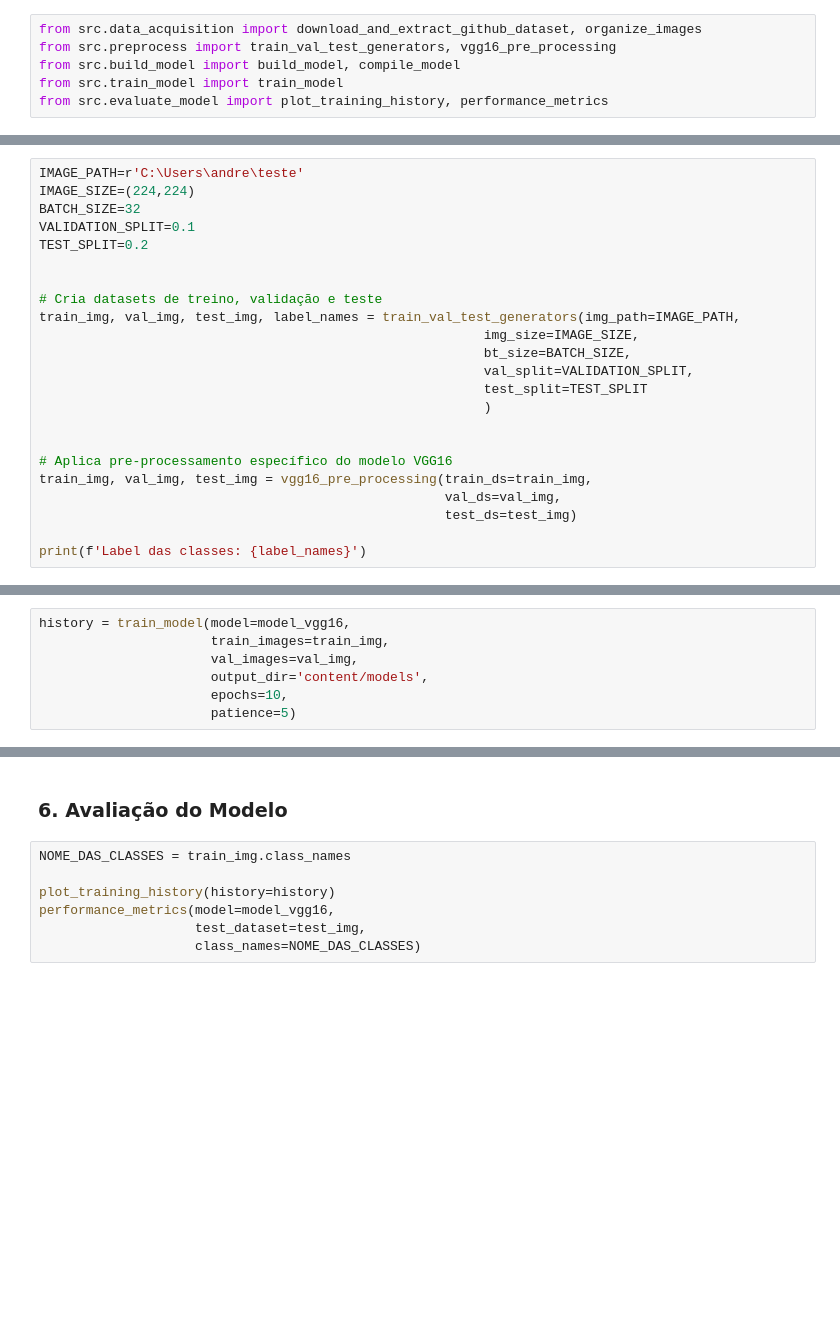
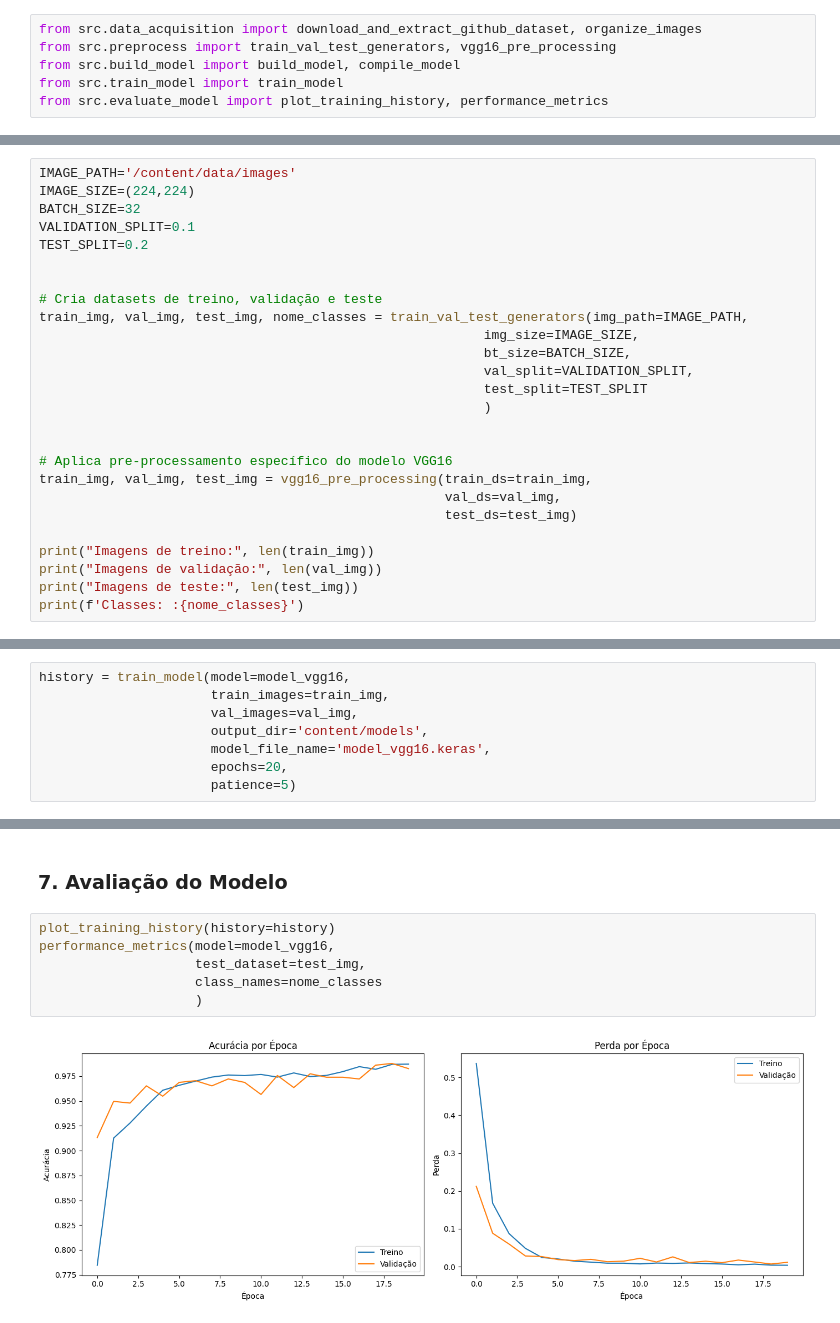
Before and after one commit to andrerizzo/CNN_para_Controle_de_Qualidade, a Jupyter notebook: main.ipynb, the cells around one changed output, grey strips where cells are left out. Cells and saved outputs as stored; diff of their text form; blank space fills up the shorter version.

```diff
--- a/main.ipynb
+++ b/main.ipynb
@@ -44,5 +78,5 @@ Movido: C:\Users\andre\teste\content\ieee-mbl-cls\train\Ripe\r (1790).jpg   →
 # %%
-IMAGE_PATH=r'C:\Users\andre\teste'
+IMAGE_PATH='/content/data/images'
 IMAGE_SIZE=(224,224)
 BATCH_SIZE=32
 VALIDATION_SPLIT=0.1
@@ -50,7 +84,7 @@ TEST_SPLIT=0.2
 
 
 # Cria datasets de treino, validação e teste
-train_img, val_img, test_img, label_names = train_val_test_generators(img_path=IMAGE_PATH,
+train_img, val_img, test_img, nome_classes = train_val_test_generators(img_path=IMAGE_PATH,
                                                          img_size=IMAGE_SIZE,
                                                          bt_size=BATCH_SIZE,
                                                          val_split=VALIDATION_SPLIT,
@@ -63,6 +97,9 @@ train_img, val_img, test_img = vgg16_pre_processing(train_ds=train_img,
                                                     val_ds=val_img,
                                                     test_ds=test_img)
 
-print(f'Label das classes: {label_names}')
+print("Imagens de treino:", len(train_img))
+print("Imagens de validação:", len(val_img))
+print("Imagens de teste:", len(test_img))
+print(f'Classes: :{nome_classes}')
 # %% [output]
 Found 7224 files belonging to 4 classes.
@@ -102,6 +144,7 @@ history = train_model(model=model_vgg16,
                       train_images=train_img,
                       val_images=val_img,
                       output_dir='content/models',
-                      epochs=10,
+                      model_file_name='model_vgg16.keras',
+                      epochs=20,
                       patience=5)
 # %% [output]
@@ -111,9 +168,10 @@ KeyboardInterrupt:
 # %% [markdown]
-### 6. Avaliação do Modelo
+### 7. Avaliação do Modelo
 # %%
-NOME_DAS_CLASSES = train_img.class_names
-
 plot_training_history(history=history)
 performance_metrics(model=model_vgg16,
                     test_dataset=test_img,
-                    class_names=NOME_DAS_CLASSES)
+                    class_names=nome_classes
+                    )
+# %% [output]
+[figure, added]
```
Also changed, not shown: parts of 12 cells of this notebook.
